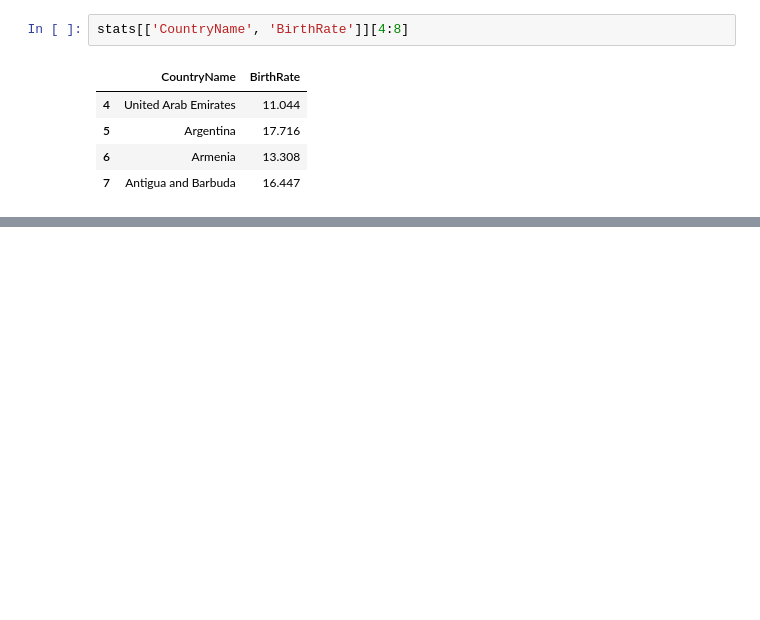
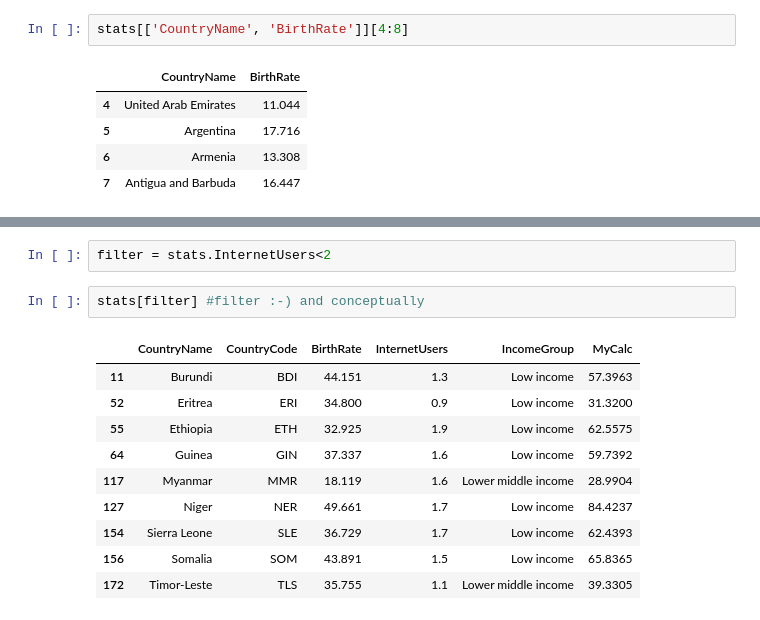
Before and after one commit to klimantje/PythonProgrammingCourse, a Jupyter notebook: Data import and exploring in python.ipynb, the cells around one changed output, grey strips where cells are left out. Cells and saved outputs as stored; diff of their text form; blank space fills up the shorter version.

```diff
--- a/Data import and exploring in python.ipynb
+++ b/Data import and exploring in python.ipynb
@@ -248,0 +349,15 @@ stats[['CountryName', 'BirthRate']][4:8]
+# %%
+filter = stats.InternetUsers<2
+# %%
+stats[filter] #filter :-) and conceptually
+# %% [output]
+|  | CountryName | CountryCode | BirthRate | InternetUsers | IncomeGroup | MyCalc |
+| 11 | Burundi | BDI | 44.151 | 1.3 | Low income | 57.3963 |
+| 52 | Eritrea | ERI | 34.800 | 0.9 | Low income | 31.3200 |
+| 55 | Ethiopia | ETH | 32.925 | 1.9 | Low income | 62.5575 |
+| 64 | Guinea | GIN | 37.337 | 1.6 | Low income | 59.7392 |
+| 117 | Myanmar | MMR | 18.119 | 1.6 | Lower middle income | 28.9904 |
+| 127 | Niger | NER | 49.661 | 1.7 | Low income | 84.4237 |
+| 154 | Sierra Leone | SLE | 36.729 | 1.7 | Low income | 62.4393 |
+| 156 | Somalia | SOM | 43.891 | 1.5 | Low income | 65.8365 |
+| 172 | Timor-Leste | TLS | 35.755 | 1.1 | Lower middle income | 39.3305 |
```
Also changed, not shown: parts of 13 cells of this notebook.
